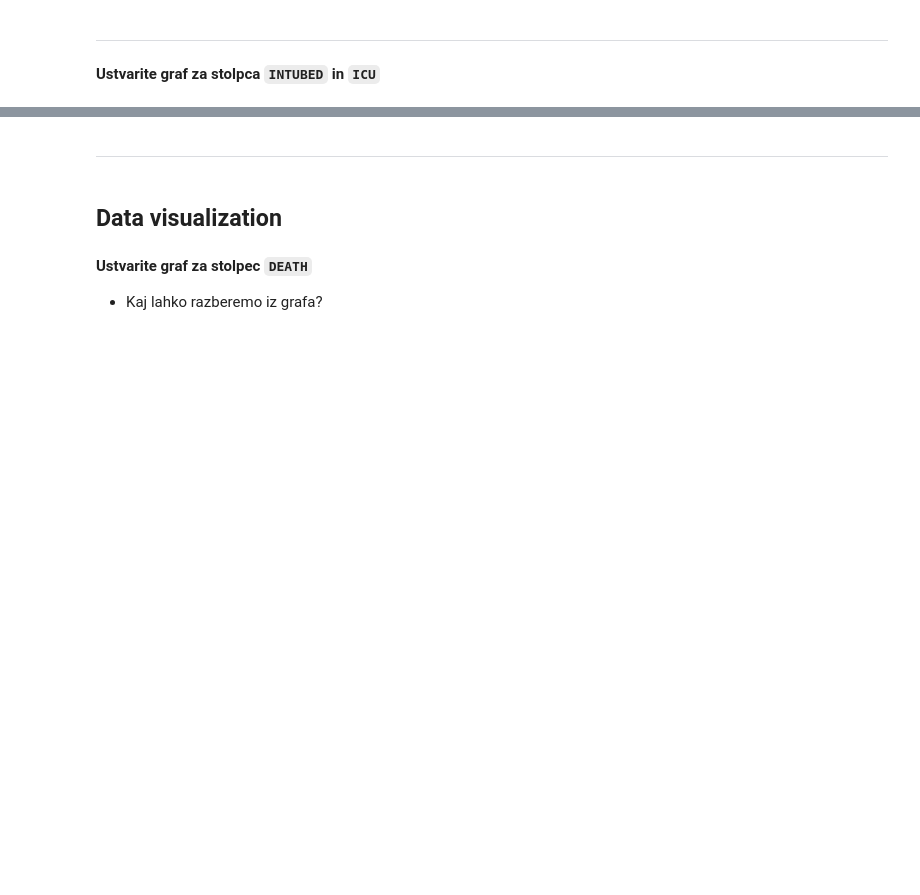
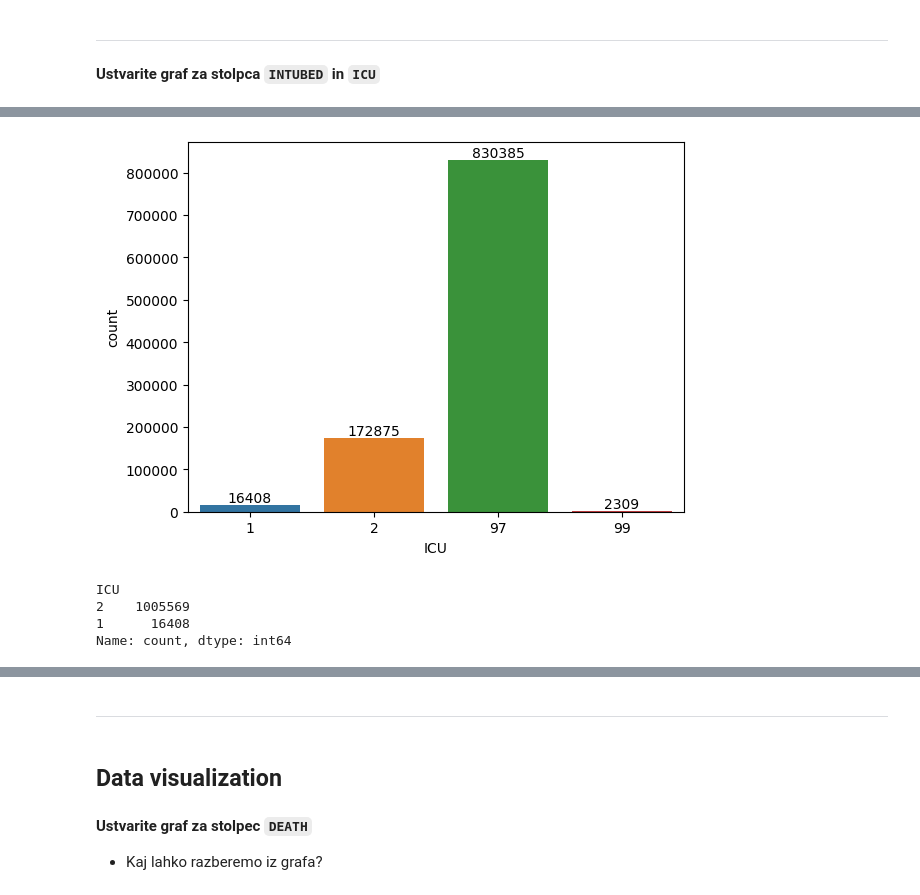
Before and after one commit to icta-tecaji/python-machine-learning-public, a Jupyter notebook: 10_Real-world_applications_for_ML/COVID19_Example_CLEAN.ipynb, the cells around one changed output, grey strips where cells are left out. Saved outputs shown, nothing was run; the diff lists cells and outputs as text; code cells hidden in the pictures; blank space fills up the shorter version.

```diff
--- a/10_Real-world_applications_for_ML/COVID19_Example_CLEAN.ipynb
+++ b/10_Real-world_applications_for_ML/COVID19_Example_CLEAN.ipynb
@@ -80,0 +309,15 @@ df.head()
+# %%
+plt.figure()
+ax = sns.countplot(df, x="ICU")
+plt.bar_label(ax.containers[0])
+plt.show()
+# %% [output]
+[figure, added]
+# %%
+df.loc[(df["ICU"] == 97) | (df["ICU"] == 99), "ICU"] = 2
+df["ICU"].value_counts()
+# %% [output]
+ICU
+2    1005569
+1      16408
+Name: count, dtype: int64
```
Also changed, not shown: parts of 41 cells of this notebook.
